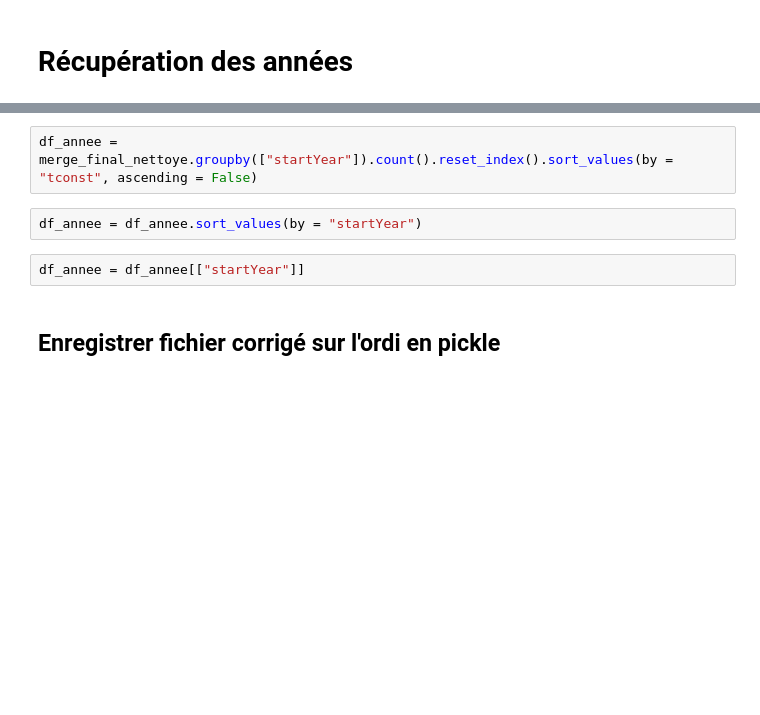
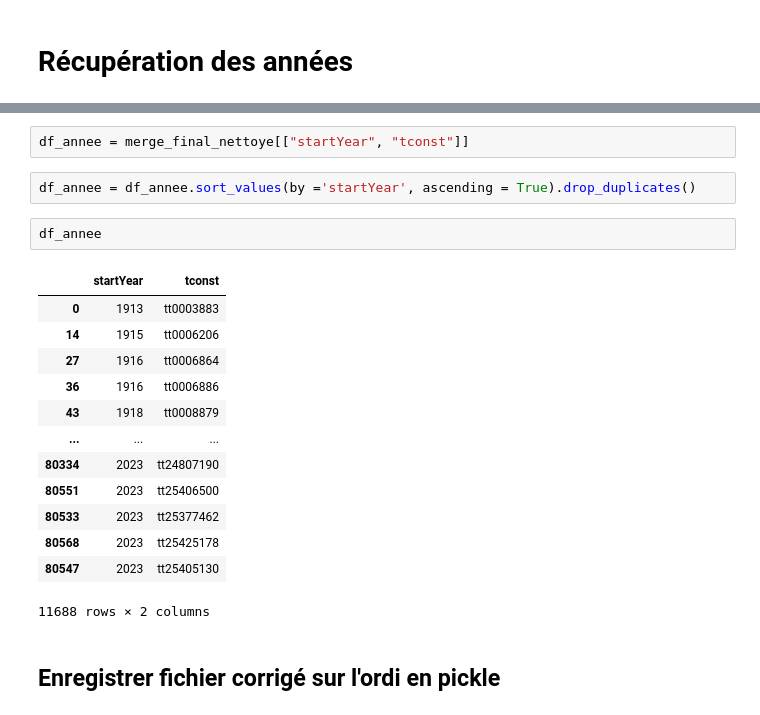
Before and after one commit to CamilleMagnette/Movies_recommendation_with_machine_learning, a Jupyter notebook: JupyterlabNotebooks/Projet 2 - Listes pour github.ipynb, the cells around one changed output, grey strips where cells are left out. Drawn from its saved outputs; the diff is of its cells as text; blank space fills up the shorter version.

```diff
--- a/JupyterlabNotebooks/Projet 2 - Listes pour github.ipynb
+++ b/JupyterlabNotebooks/Projet 2 - Listes pour github.ipynb
@@ -297,9 +313,23 @@ liste_acteurs.to_pickle("../FICHIERS POUR MACHINE LEARNING/liste_acteurs.pkl.gz"
 # %%
-df_annee = merge_final_nettoye.groupby(["startYear"]).count().reset_index().sort_values(by = "tconst", ascending = False)
+df_annee = merge_final_nettoye[["startYear", "tconst"]]
-# %%
-df_annee = df_annee.sort_values(by = "startYear")
-# %%
-df_annee = df_annee[["startYear"]]
+# %%
+df_annee = df_annee.sort_values(by ='startYear', ascending = True).drop_duplicates()
+# %%
+df_annee
+# %% [output]
+|  | startYear | tconst |
+| 0 | 1913 | tt0003883 |
+| 14 | 1915 | tt0006206 |
+| 27 | 1916 | tt0006864 |
+| 36 | 1916 | tt0006886 |
+| 43 | 1918 | tt0008879 |
+| ... | ... | ... |
+| 80334 | 2023 | tt24807190 |
+| 80551 | 2023 | tt25406500 |
+| 80533 | 2023 | tt25377462 |
+| 80568 | 2023 | tt25425178 |
+| 80547 | 2023 | tt25405130 |
+11688 rows × 2 columns
 # %% [markdown]
 ## Enregistrer fichier corrigé sur l'ordi en pickle
 # %%
```
Also changed, not shown: parts of 3 cells of this notebook, 7 other files.
